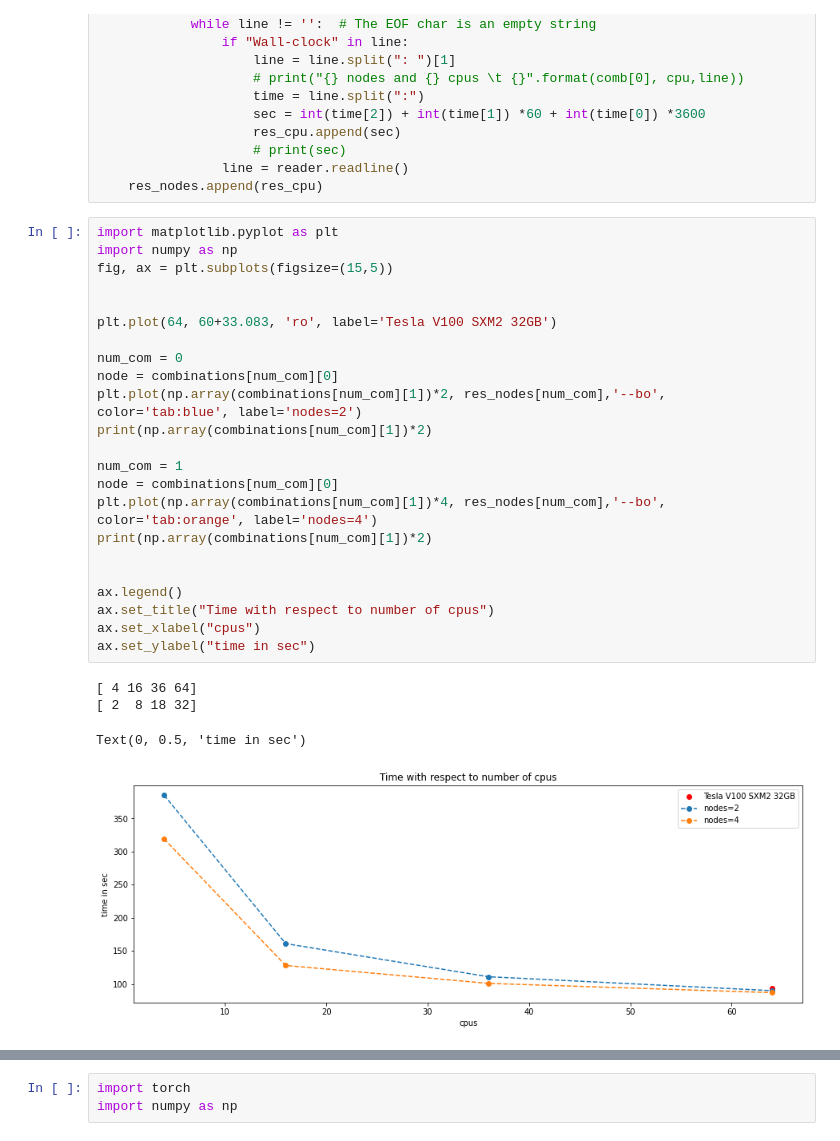
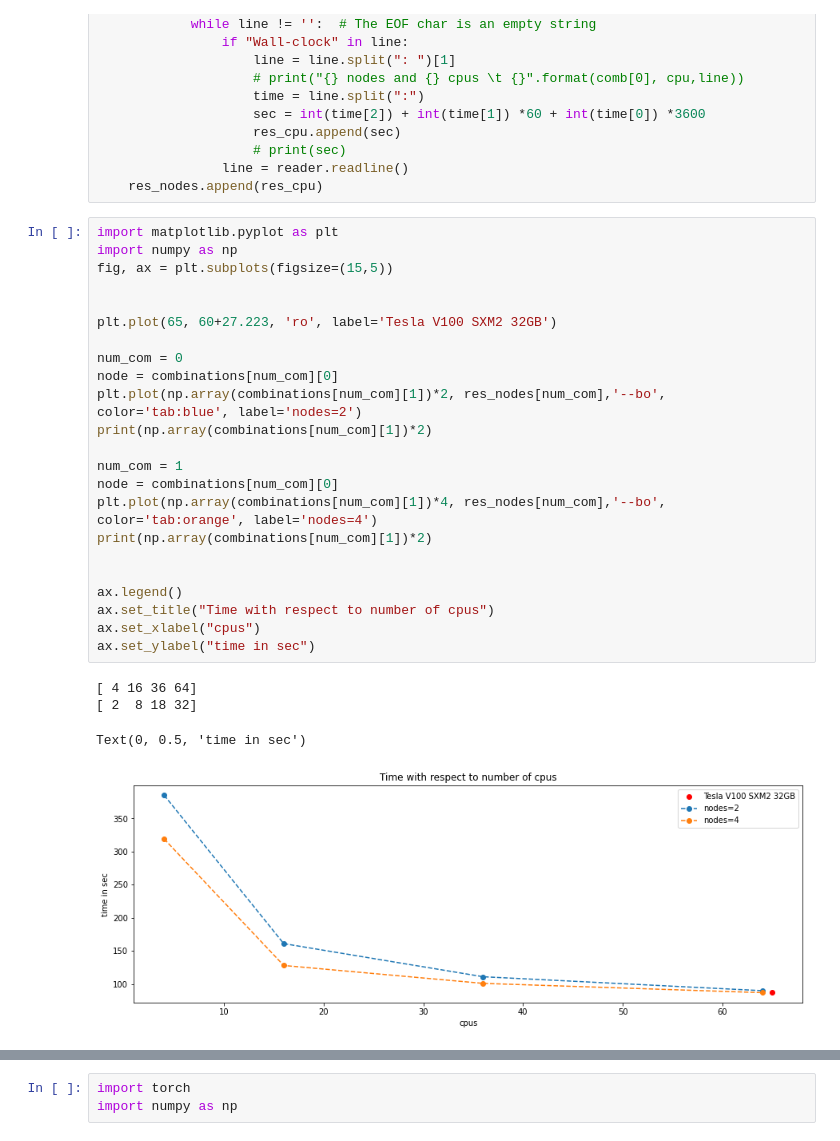
Before and after one commit to jonas27/pylbm, a Jupyter notebook: milestones/m7/stats_out.ipynb, the cells around one changed output, grey strips where cells are left out. Saved outputs shown, nothing was run; the diff lists cells and outputs as text.

```diff
--- a/milestones/m7/stats_out.ipynb
+++ b/milestones/m7/stats_out.ipynb
@@ -21,29 +21,29 @@ for comb in combinations:
 # %%
 import matplotlib.pyplot as plt
 import numpy as np
 fig, ax = plt.subplots(figsize=(15,5))
 
 
-plt.plot(64, 60+33.083, 'ro', label='Tesla V100 SXM2 32GB')
+plt.plot(65, 60+27.223, 'ro', label='Tesla V100 SXM2 32GB')
 
 num_com = 0
 node = combinations[num_com][0]
 plt.plot(np.array(combinations[num_com][1])*2, res_nodes[num_com],'--bo', color='tab:blue', label='nodes=2')
 print(np.array(combinations[num_com][1])*2)
 
 num_com = 1
 node = combinations[num_com][0]
 plt.plot(np.array(combinations[num_com][1])*4, res_nodes[num_com],'--bo', color='tab:orange', label='nodes=4')
 print(np.array(combinations[num_com][1])*2)
 
 
 ax.legend()
 ax.set_title("Time with respect to number of cpus")
 ax.set_xlabel("cpus")
 ax.set_ylabel("time in sec")
 # %% [output]
 [ 4 16 36 64]
 [ 2  8 18 32]
 Text(0, 0.5, 'time in sec')
-[figure, old version]
+[figure, new version]
 # %% [markdown]
```
Also changed, not shown: parts of 1 cell of this notebook, 1 other file.
